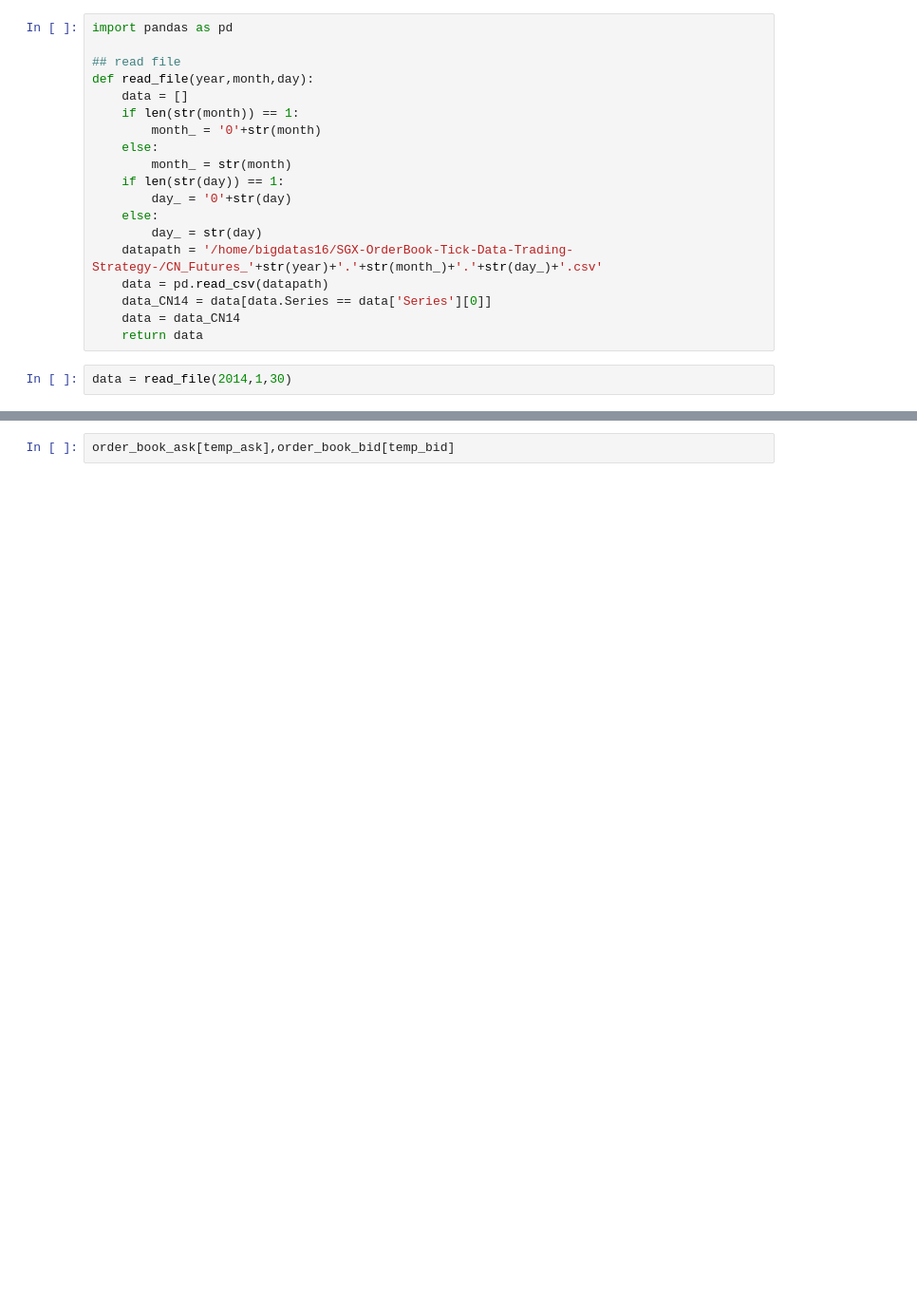
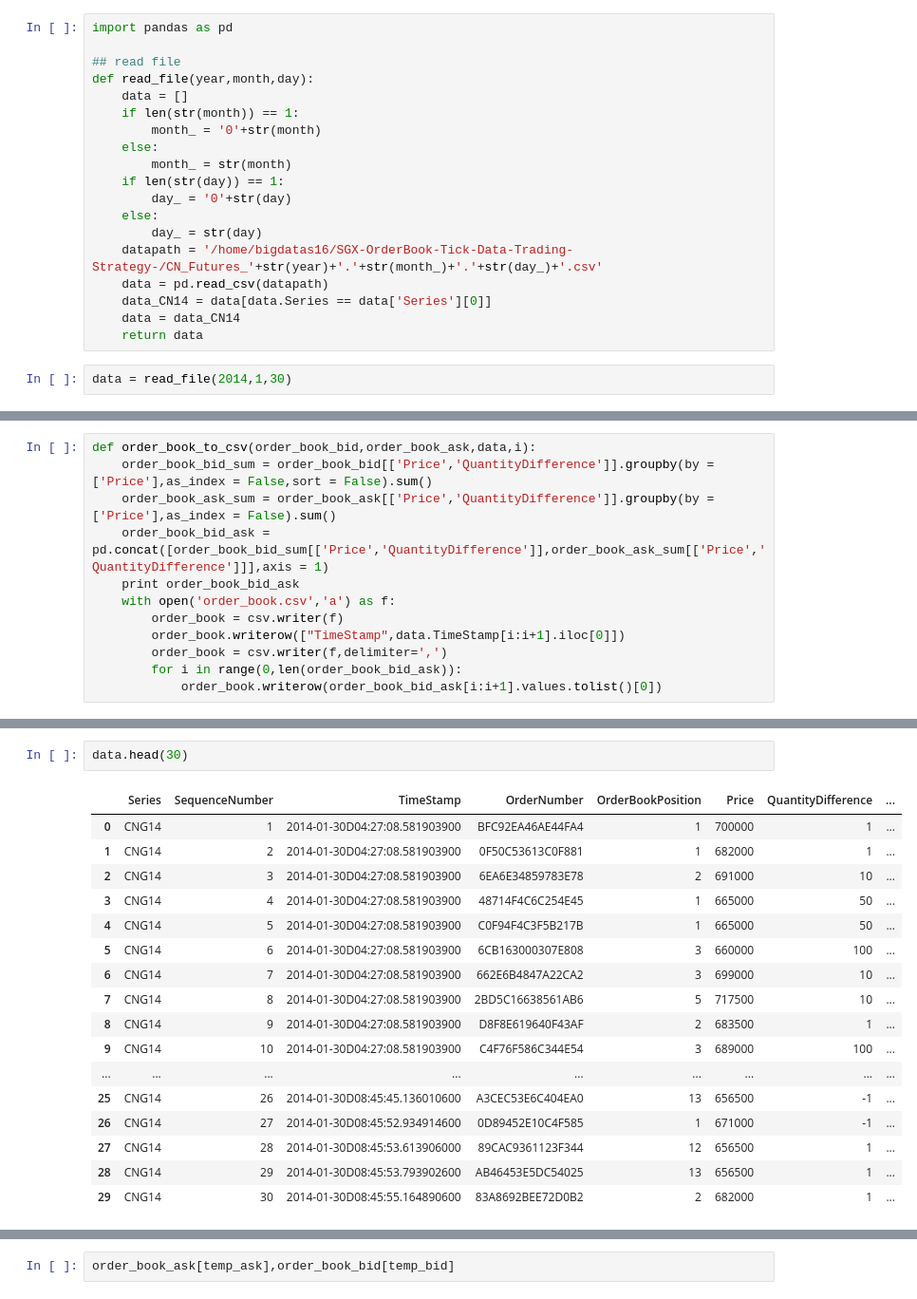
Before and after one commit to rorysroes/SGX-Full-OrderBook-Tick-Data-Trading-Strategy, a Jupyter notebook: before_open_market_9_21_csv.ipynb, the cells around one changed output, grey strips where cells are left out. Shown at 95% size. Saved outputs shown, nothing was run; the diff lists cells and outputs as text; blank space fills up the shorter version.

```diff
--- a/before_open_market_9_21_csv.ipynb
+++ b/before_open_market_9_21_csv.ipynb
@@ -535,0 +69,12 @@ Total time = 10.293485
+# %%
+def order_book_to_csv(order_book_bid,order_book_ask,data,i):
+    order_book_bid_sum = order_book_bid[['Price','QuantityDifference']].groupby(by = ['Price'],as_index = False,sort = False).sum()
+    order_book_ask_sum = order_book_ask[['Price','QuantityDifference']].groupby(by = ['Price'],as_index = False).sum()
+    order_book_bid_ask = pd.concat([order_book_bid_sum[['Price','QuantityDifference']],order_book_ask_sum[['Price','QuantityDifference']]],axis = 1)
+    print order_book_bid_ask
+    with open('order_book.csv','a') as f:
+        order_book = csv.writer(f)
+        order_book.writerow(["TimeStamp",data.TimeStamp[i:i+1].iloc[0]])
+        order_book = csv.writer(f,delimiter=',')
+        for i in range(0,len(order_book_bid_ask)):
+            order_book.writerow(order_book_bid_ask[i:i+1].values.tolist()[0])
@@ -536,3 +553,23 @@ Total time = 10.293485
+# %%
+data.head(30)
+# %% [output]
+|  | Series | SequenceNumber | TimeStamp | OrderNumber | OrderBookPosition | Price | QuantityDifference | ... |
+| 0 | CNG14 | 1 | 2014-01-30D04:27:08.581903900 | BFC92EA46AE44FA4 | 1 | 700000 | 1 | ... |
+| 1 | CNG14 | 2 | 2014-01-30D04:27:08.581903900 | 0F50C53613C0F881 | 1 | 682000 | 1 | ... |
+| 2 | CNG14 | 3 | 2014-01-30D04:27:08.581903900 | 6EA6E34859783E78 | 2 | 691000 | 10 | ... |
+| 3 | CNG14 | 4 | 2014-01-30D04:27:08.581903900 | 48714F4C6C254E45 | 1 | 665000 | 50 | ... |
+| 4 | CNG14 | 5 | 2014-01-30D04:27:08.581903900 | C0F94F4C3F5B217B | 1 | 665000 | 50 | ... |
+| 5 | CNG14 | 6 | 2014-01-30D04:27:08.581903900 | 6CB163000307E808 | 3 | 660000 | 100 | ... |
+| 6 | CNG14 | 7 | 2014-01-30D04:27:08.581903900 | 662E6B4847A22CA2 | 3 | 699000 | 10 | ... |
+| 7 | CNG14 | 8 | 2014-01-30D04:27:08.581903900 | 2BD5C16638561AB6 | 5 | 717500 | 10 | ... |
+| 8 | CNG14 | 9 | 2014-01-30D04:27:08.581903900 | D8F8E619640F43AF | 2 | 683500 | 1 | ... |
+| 9 | CNG14 | 10 | 2014-01-30D04:27:08.581903900 | C4F76F586C344E54 | 3 | 689000 | 100 | ... |
+| ... | ... | ... | ... | ... | ... | ... | ... | ... |
+| 25 | CNG14 | 26 | 2014-01-30D08:45:45.136010600 | A3CEC53E6C404EA0 | 13 | 656500 | -1 | ... |
+| 26 | CNG14 | 27 | 2014-01-30D08:45:52.934914600 | 0D89452E10C4F585 | 1 | 671000 | -1 | ... |
+| 27 | CNG14 | 28 | 2014-01-30D08:45:53.613906000 | 89CAC9361123F344 | 12 | 656500 | 1 | ... |
+| 28 | CNG14 | 29 | 2014-01-30D08:45:53.793902600 | AB46453E5DC54025 | 13 | 656500 | 1 | ... |
+| 29 | CNG14 | 30 | 2014-01-30D08:45:55.164890600 | 83A8692BEE72D0B2 | 2 | 682000 | 1 | ... |
 # %%
 temp_ask,temp_bid
 # %% [output]
```
Also changed, not shown: parts of 16 cells of this notebook.
